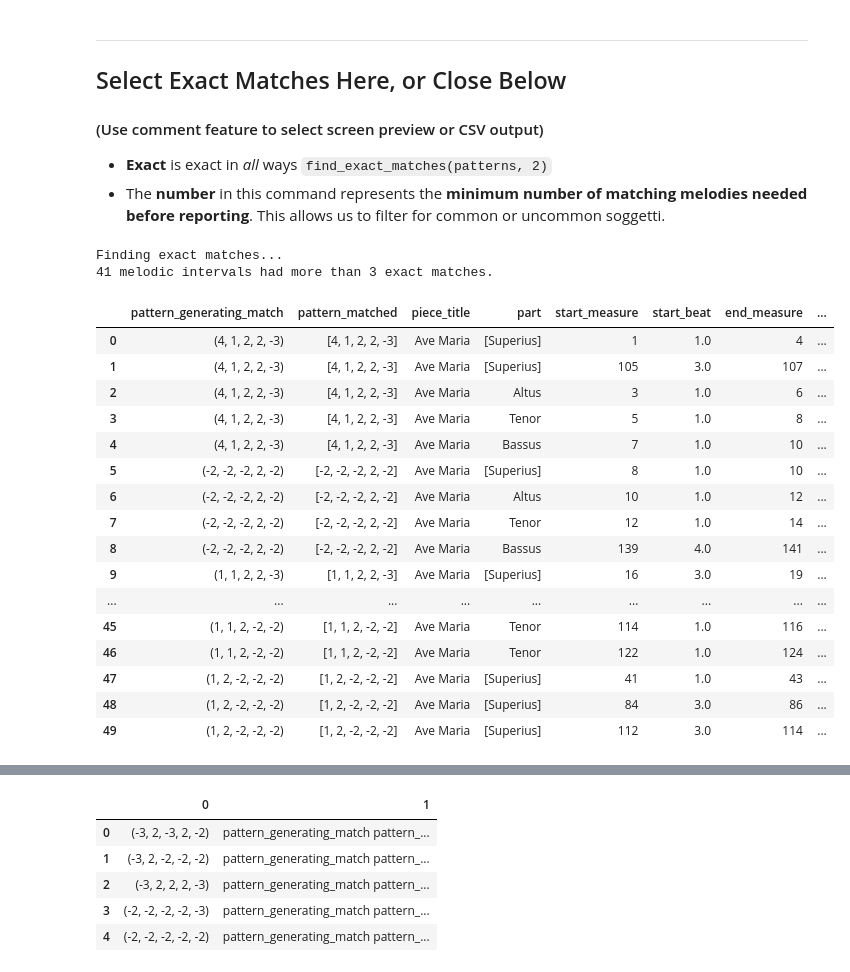
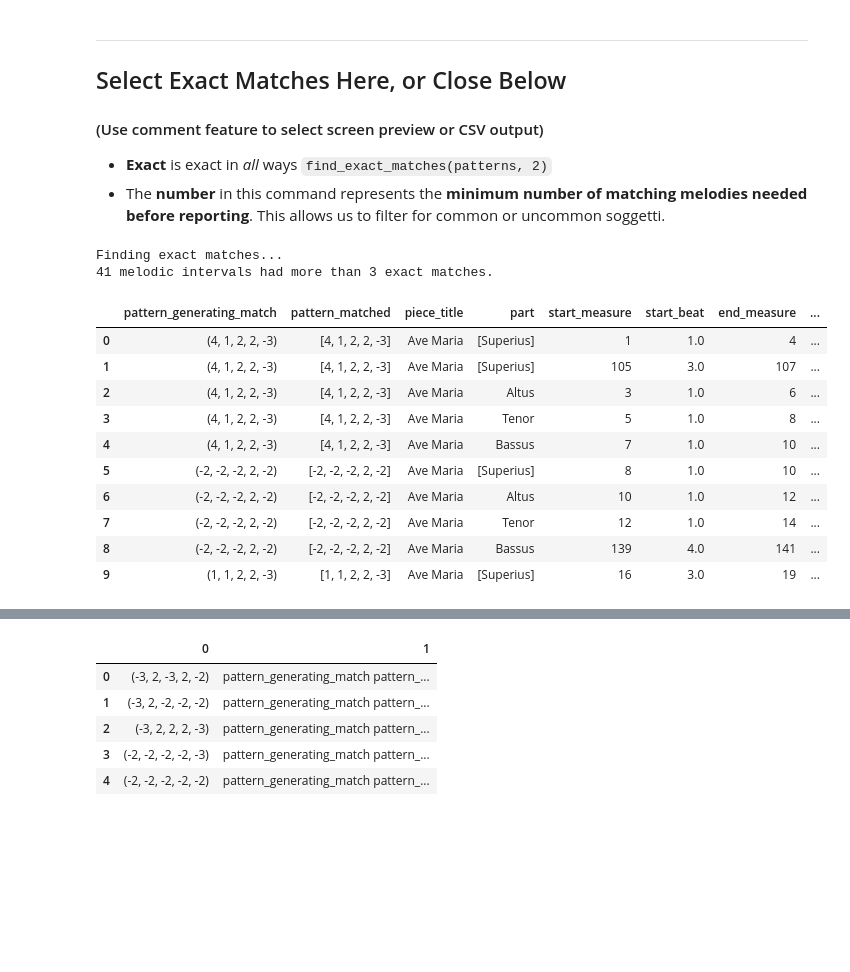
Before and after one commit to RichardFreedman/CRIM-notebooks, a Jupyter notebook: CRIM/CRIM_intervals_nb_1_8_21_dev.ipynb, the cells around one changed output, grey strips where cells are left out. Cells and saved outputs as stored; diff of their text form; code cells hidden in the pictures; blank space fills up the shorter version.

```diff
--- a/CRIM/CRIM_intervals_nb_1_8_21_dev.ipynb
+++ b/CRIM/CRIM_intervals_nb_1_8_21_dev.ipynb
@@ -97,37 +98,31 @@ patterns = into_patterns([vectors.generic_intervals], 5)
 # %%
 exact_matches = find_exact_matches(patterns, 3)
 # Use this for exact screen preview
 #for item in exact_matches:
     #item.print_exact_matches()
 
 output_exact = export_pandas(exact_matches)
 pd.DataFrame(output_exact).head()
 output_exact["pattern_generating_match"] = output_exact["pattern_generating_match"].apply(tuple)
 
 results = pd.DataFrame(output_exact)
 results["pattern_generating_match"] = results["pattern_generating_match"].apply(tuple)
-results.head(50)
+results.head(10)
 #export_to_csv(exact_matches)
 # %% [output]
 Finding exact matches...
 41 melodic intervals had more than 3 exact matches.
 |  | pattern_generating_match | pattern_matched | piece_title | part | start_measure | start_beat | end_measure | ... |
 | 0 | (4, 1, 2, 2, -3) | [4, 1, 2, 2, -3] | Ave Maria | [Superius] | 1 | 1.0 | 4 | ... |
 | 1 | (4, 1, 2, 2, -3) | [4, 1, 2, 2, -3] | Ave Maria | [Superius] | 105 | 3.0 | 107 | ... |
 | 2 | (4, 1, 2, 2, -3) | [4, 1, 2, 2, -3] | Ave Maria | Altus | 3 | 1.0 | 6 | ... |
 | 3 | (4, 1, 2, 2, -3) | [4, 1, 2, 2, -3] | Ave Maria | Tenor | 5 | 1.0 | 8 | ... |
 | 4 | (4, 1, 2, 2, -3) | [4, 1, 2, 2, -3] | Ave Maria | Bassus | 7 | 1.0 | 10 | ... |
 | 5 | (-2, -2, -2, 2, -2) | [-2, -2, -2, 2, -2] | Ave Maria | [Superius] | 8 | 1.0 | 10 | ... |
 | 6 | (-2, -2, -2, 2, -2) | [-2, -2, -2, 2, -2] | Ave Maria | Altus | 10 | 1.0 | 12 | ... |
 | 7 | (-2, -2, -2, 2, -2) | [-2, -2, -2, 2, -2] | Ave Maria | Tenor | 12 | 1.0 | 14 | ... |
 | 8 | (-2, -2, -2, 2, -2) | [-2, -2, -2, 2, -2] | Ave Maria | Bassus | 139 | 4.0 | 141 | ... |
 | 9 | (1, 1, 2, 2, -3) | [1, 1, 2, 2, -3] | Ave Maria | [Superius] | 16 | 3.0 | 19 | ... |
-| ... | ... | ... | ... | ... | ... | ... | ... | ... |
-| 45 | (1, 1, 2, -2, -2) | [1, 1, 2, -2, -2] | Ave Maria | Tenor | 114 | 1.0 | 116 | ... |
-| 46 | (1, 1, 2, -2, -2) | [1, 1, 2, -2, -2] | Ave Maria | Tenor | 122 | 1.0 | 124 | ... |
-| 47 | (1, 2, -2, -2, -2) | [1, 2, -2, -2, -2] | Ave Maria | [Superius] | 41 | 1.0 | 43 | ... |
-| 48 | (1, 2, -2, -2, -2) | [1, 2, -2, -2, -2] | Ave Maria | [Superius] | 84 | 3.0 | 86 | ... |
-| 49 | (1, 2, -2, -2, -2) | [1, 2, -2, -2, -2] | Ave Maria | [Superius] | 112 | 3.0 | 114 | ... |
 # %%
 results2 = results.drop(columns=["ema", "ema_url"])
 results2 = results2.sort_values("start_offset")
```
Also changed, not shown: parts of 10 cells of this notebook, 2 other files.
